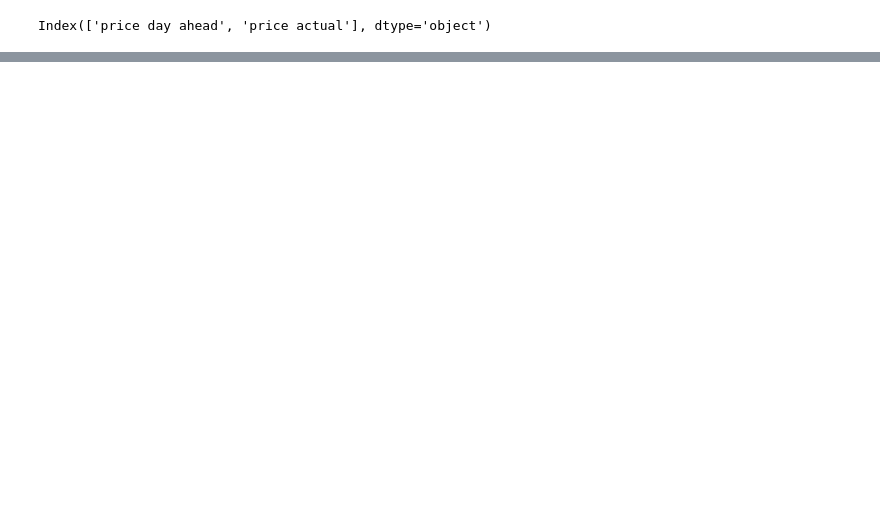
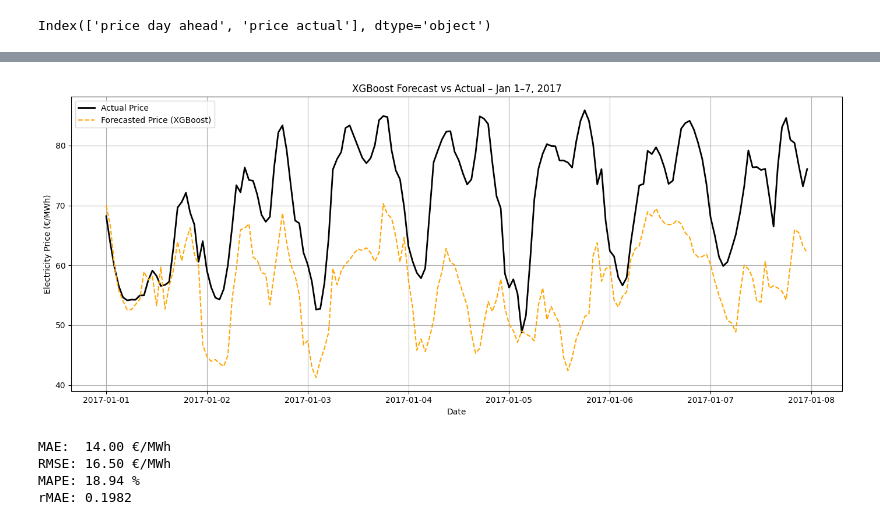
Before and after one commit to GoncaloPereira1201500/DIMEI, a Jupyter notebook: ModelsTrainingAndForecastingLongTerm.ipynb, the cells around one changed output, grey strips where cells are left out. Drawn from its saved outputs; the diff is of its cells as text; code cells hidden in the pictures; blank space fills up the shorter version.

Commit message:
Updating Long Term Forecasting Code File

```diff
--- a/ModelsTrainingAndForecastingLongTerm.ipynb
+++ b/ModelsTrainingAndForecastingLongTerm.ipynb
@@ -745,0 +1573,75 @@ NameError: name 'train_X' is not defined
+# %%
+import matplotlib.pyplot as plt
+from xgboost import XGBRegressor
+from sklearn.preprocessing import StandardScaler
+from sklearn.metrics import mean_absolute_error, mean_squared_error, mean_absolute_percentage_error
+import numpy as np
+
+# Definir período de treino e teste
+train_start = '2016-01-01'
+train_end = '2016-12-31'
+test_start = '2017-01-01'
+test_end = '2017-01-07 23:00:00'  # primeiros 7 dias
+
+# Preparar dados
+df_train = df.loc[train_start:train_end]
+df_test = df.loc[test_start:test_end]
+
+drop_cols = ['price actual', 'price day ahead']
+feature_cols = [col for col in df.columns if col not in drop_cols]
+
+X_train = df_train[feature_cols].values
+y_train = df_train['price actual'].values
+X_test = df_test[feature_cols].values
+y_test = df_test['price actual'].values
+
+# Normalizar
+scaler_X = StandardScaler()
+scaler_y = StandardScaler()
+X_train_scaled = scaler_X.fit_transform(X_train)
+X_test_scaled = scaler_X.transform(X_test)
+y_train_scaled = scaler_y.fit_transform(y_train.reshape(-1, 1)).ravel()
+
+# Instanciar e treinar modelo com melhores parâmetros
+model = XGBRegressor(
+    n_estimators=200,
+    learning_rate=0.1,
+    max_depth=6,
+    random_state=42,
+    n_jobs=-1
+)
+model.fit(X_train_scaled, y_train_scaled)
+
+# Previsão
+y_pred_scaled = model.predict(X_test_scaled)
+y_pred = scaler_y.inverse_transform(y_pred_scaled.reshape(-1, 1)).ravel()
+
+# Métricas
+mae = mean_absolute_error(y_test, y_pred)
+rmse = np.sqrt(mean_squared_error(y_test, y_pred))
+mape = mean_absolute_percentage_error(y_test, y_pred) * 100
+rmae = mae / np.mean(np.abs(y_test))
+
+# Gráfico
+plt.figure(figsize=(14, 6))
+plt.plot(df_test.index, y_test, label='Actual Price', color='black', linewidth=2)
+plt.plot(df_test.index, y_pred, label='Forecasted Price (XGBoost)', color='orange', linestyle='--')
+plt.title('XGBoost Forecast vs Actual – Jan 1–7, 2017')
+plt.xlabel('Date')
+plt.ylabel('Electricity Price (€/MWh)')
+plt.legend()
+plt.grid(True)
+plt.tight_layout()
+plt.show()
+
+# Mostrar métricas na consola
+print(f"MAE:  {mae:.2f} €/MWh")
+print(f"RMSE: {rmse:.2f} €/MWh")
+print(f"MAPE: {mape:.2f} %")
+print(f"rMAE: {rmae:.4f}")
+# %% [output]
+[figure, added]
+MAE:  14.00 €/MWh
+RMSE: 16.50 €/MWh
+MAPE: 18.94 %
+rMAE: 0.1982
```
Also changed, not shown: parts of 35 cells of this notebook, 2 other files.
